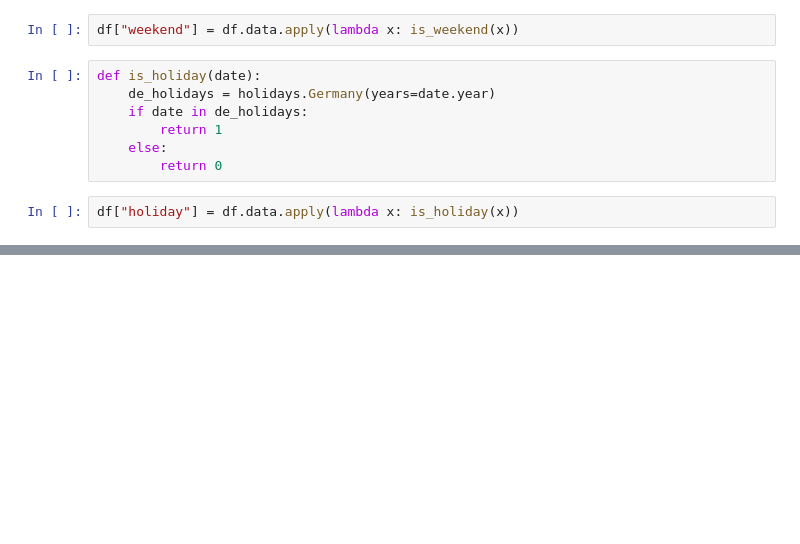
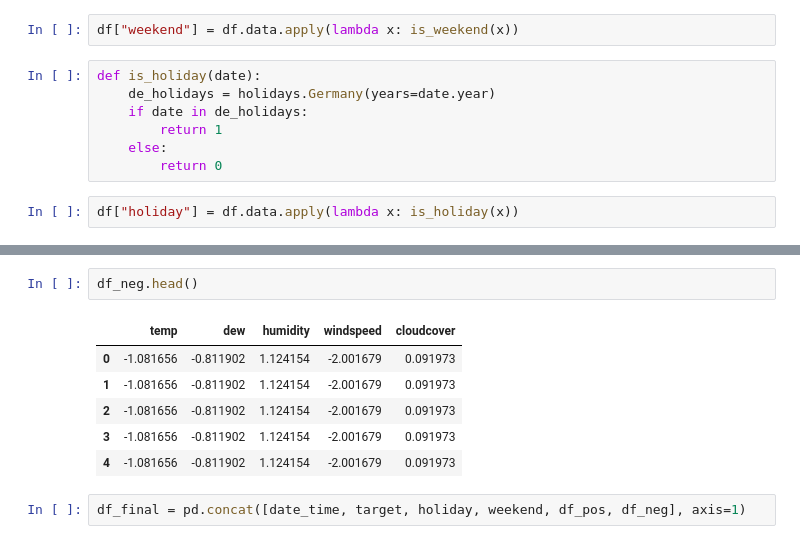
Before and after one commit to Senek18/price_forecast, a Jupyter notebook: data_preparation.ipynb, the cells around one changed output, grey strips where cells are left out. Drawn from its saved outputs; the diff is of its cells as text; blank space fills up the shorter version.

```diff
--- a/data_preparation.ipynb
+++ b/data_preparation.ipynb
@@ -171,0 +270,11 @@ df["holiday"] = df.data.apply(lambda x: is_holiday(x))
+# %%
+df_neg.head()
+# %% [output]
+|  | temp | dew | humidity | windspeed | cloudcover |
+| 0 | -1.081656 | -0.811902 | 1.124154 | -2.001679 | 0.091973 |
+| 1 | -1.081656 | -0.811902 | 1.124154 | -2.001679 | 0.091973 |
+| 2 | -1.081656 | -0.811902 | 1.124154 | -2.001679 | 0.091973 |
+| 3 | -1.081656 | -0.811902 | 1.124154 | -2.001679 | 0.091973 |
+| 4 | -1.081656 | -0.811902 | 1.124154 | -2.001679 | 0.091973 |
+# %%
+df_final = pd.concat([date_time, target, holiday, weekend, df_pos, df_neg], axis=1)
```
Also changed, not shown: parts of 10 cells of this notebook.
